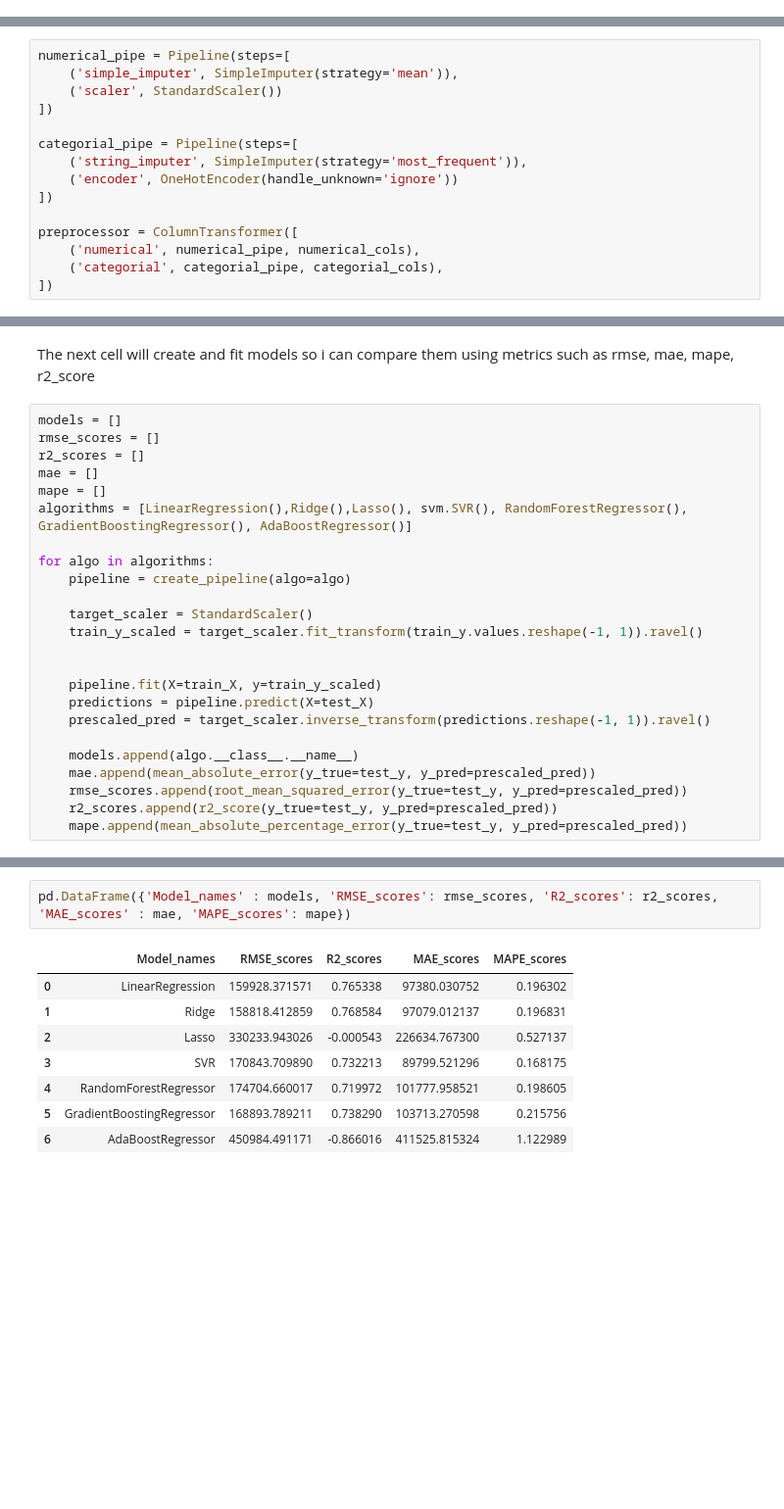
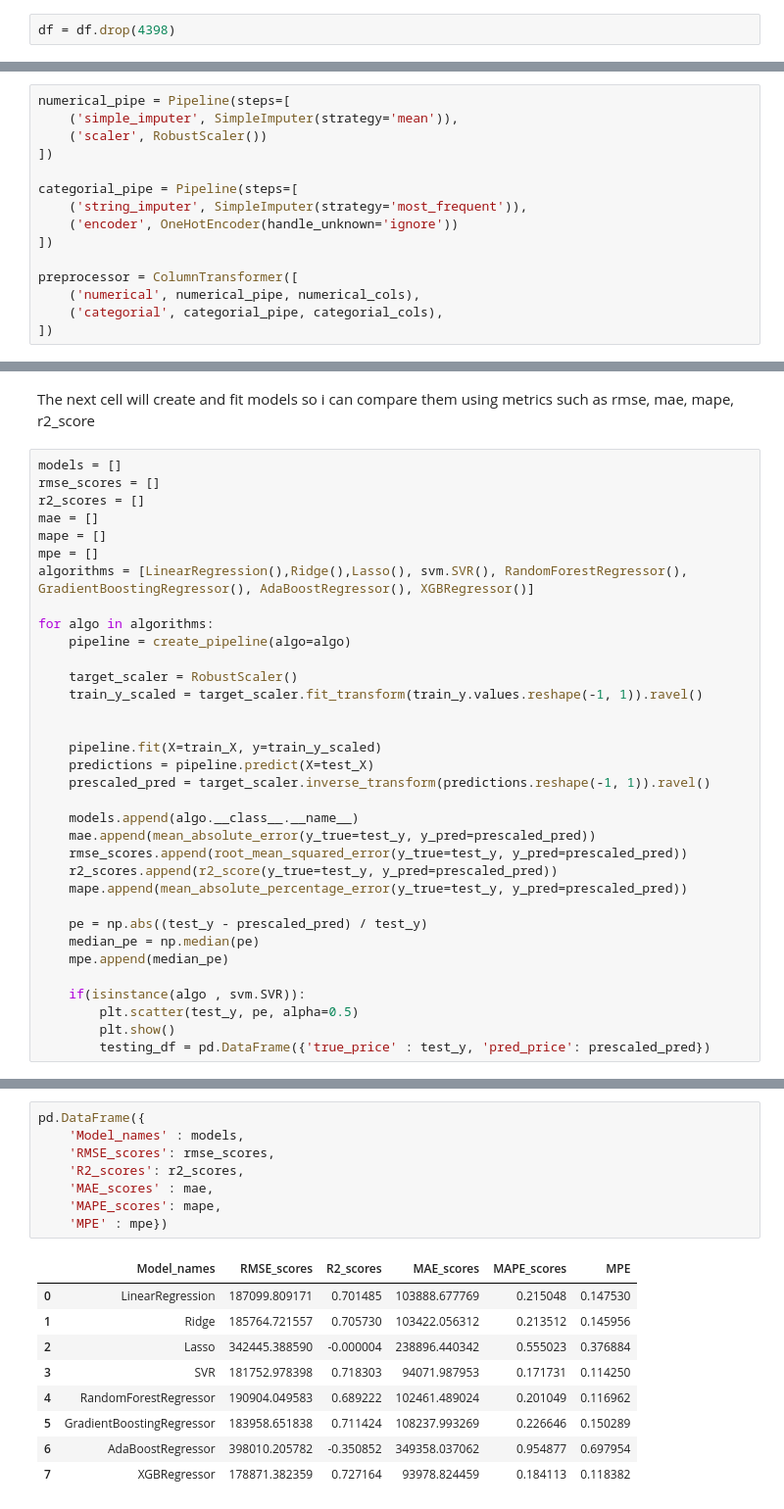
Before and after one commit to sadeclipse/HousePricePredictor, a Jupyter notebook: pricePredictor.ipynb, the cells around one changed output, grey strips where cells are left out. Shown at 98% size. Saved outputs shown, nothing was run; the diff lists cells and outputs as text; blank space fills up the shorter version.

Commit message:
Add new pipeline, different value scaling and a gridSearch for tuning of the best resulting model

```diff
--- a/pricePredictor.ipynb
+++ b/pricePredictor.ipynb
@@ -20,6 +20,8 @@ df
 | 4598 | 2014-07-10 00:00:00 | 2.034000e+05 | 4.0 | 2.00 | 2090 | 6630 | 1.0 | 0 | 0 | 3 | ... |
 | 4599 | 2014-07-10 00:00:00 | 2.206000e+05 | 3.0 | 2.50 | 1490 | 8102 | 2.0 | 0 | 0 | 4 | ... |
 4600 rows × 18 columns
+# %%
+df = df.drop(4398)
 # %%
 df.info()
 # %% [output]
@@ -122,7 +130,7 @@ I decided to create a pipeline to preprocess the data and for future comparisons
 # %%
 numerical_pipe = Pipeline(steps=[
     ('simple_imputer', SimpleImputer(strategy='mean')),
-    ('scaler', StandardScaler())
+    ('scaler', RobustScaler())
 ])
 
 categorial_pipe = Pipeline(steps=[
@@ -148,12 +156,13 @@ rmse_scores = []
 r2_scores = []
 mae = []
 mape = []
-algorithms = [LinearRegression(),Ridge(),Lasso(), svm.SVR(), RandomForestRegressor(), GradientBoostingRegressor(), AdaBoostRegressor()]
+mpe = []
+algorithms = [LinearRegression(),Ridge(),Lasso(), svm.SVR(), RandomForestRegressor(), GradientBoostingRegressor(), AdaBoostRegressor(), XGBRegressor()]
 
 for algo in algorithms:
     pipeline = create_pipeline(algo=algo)
 
-    target_scaler = StandardScaler()
+    target_scaler = RobustScaler()
     train_y_scaled = target_scaler.fit_transform(train_y.values.reshape(-1, 1)).ravel()
 
 
@@ -166,3 +175,12 @@ for algo in algorithms:
     rmse_scores.append(root_mean_squared_error(y_true=test_y, y_pred=prescaled_pred))
     r2_scores.append(r2_score(y_true=test_y, y_pred=prescaled_pred))
     mape.append(mean_absolute_percentage_error(y_true=test_y, y_pred=prescaled_pred))
+
+    pe = np.abs((test_y - prescaled_pred) / test_y)
+    median_pe = np.median(pe)
+    mpe.append(median_pe)
+
+    if(isinstance(algo , svm.SVR)):
+        plt.scatter(test_y, pe, alpha=0.5)
+        plt.show()
+        testing_df = pd.DataFrame({'true_price' : test_y, 'pred_price': prescaled_pred})
@@ -169,12 +206,19 @@ for algo in algorithms:
 # %%
-pd.DataFrame({'Model_names' : models, 'RMSE_scores': rmse_scores, 'R2_scores': r2_scores, 'MAE_scores' : mae, 'MAPE_scores': mape})
+pd.DataFrame({
+    'Model_names' : models,
+    'RMSE_scores': rmse_scores,
+    'R2_scores': r2_scores,
+    'MAE_scores' : mae,
+    'MAPE_scores': mape,
+    'MPE' : mpe})
 # %% [output]
-|  | Model_names | RMSE_scores | R2_scores | MAE_scores | MAPE_scores |
-| 0 | LinearRegression | 159928.371571 | 0.765338 | 97380.030752 | 0.196302 |
-| 1 | Ridge | 158818.412859 | 0.768584 | 97079.012137 | 0.196831 |
-| 2 | Lasso | 330233.943026 | -0.000543 | 226634.767300 | 0.527137 |
-| 3 | SVR | 170843.709890 | 0.732213 | 89799.521296 | 0.168175 |
-| 4 | RandomForestRegressor | 174704.660017 | 0.719972 | 101777.958521 | 0.198605 |
-| 5 | GradientBoostingRegressor | 168893.789211 | 0.738290 | 103713.270598 | 0.215756 |
-| 6 | AdaBoostRegressor | 450984.491171 | -0.866016 | 411525.815324 | 1.122989 |
+|  | Model_names | RMSE_scores | R2_scores | MAE_scores | MAPE_scores | MPE |
+| 0 | LinearRegression | 187099.809171 | 0.701485 | 103888.677769 | 0.215048 | 0.147530 |
+| 1 | Ridge | 185764.721557 | 0.705730 | 103422.056312 | 0.213512 | 0.145956 |
+| 2 | Lasso | 342445.388590 | -0.000004 | 238896.440342 | 0.555023 | 0.376884 |
+| 3 | SVR | 181752.978398 | 0.718303 | 94071.987953 | 0.171731 | 0.114250 |
+| 4 | RandomForestRegressor | 190904.049583 | 0.689222 | 102461.489024 | 0.201049 | 0.116962 |
+| 5 | GradientBoostingRegressor | 183958.651838 | 0.711424 | 108237.993269 | 0.226646 | 0.150289 |
+| 6 | AdaBoostRegressor | 398010.205782 | -0.350852 | 349358.037062 | 0.954877 | 0.697954 |
+| 7 | XGBRegressor | 178871.382359 | 0.727164 | 93978.824459 | 0.184113 | 0.118382 |
 # %% [markdown]
```
Also changed, not shown: parts of 14 cells of this notebook.
